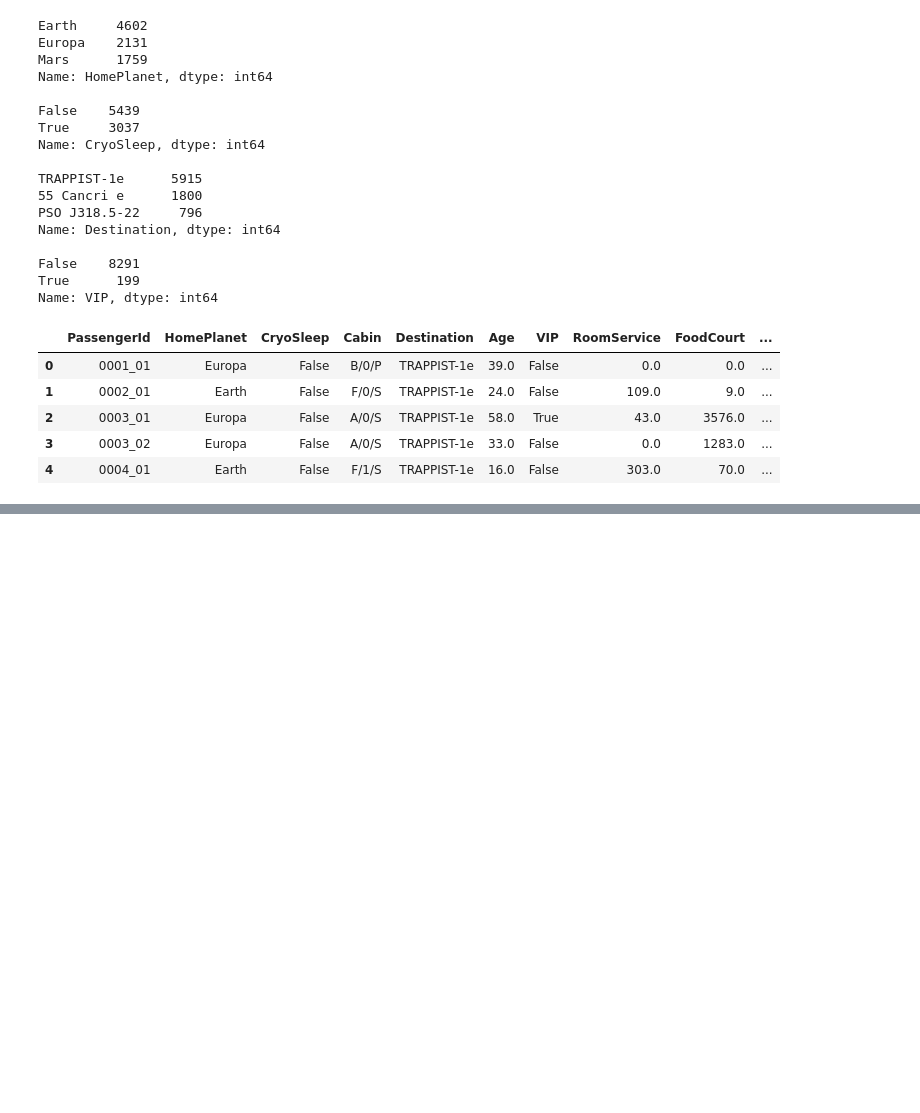
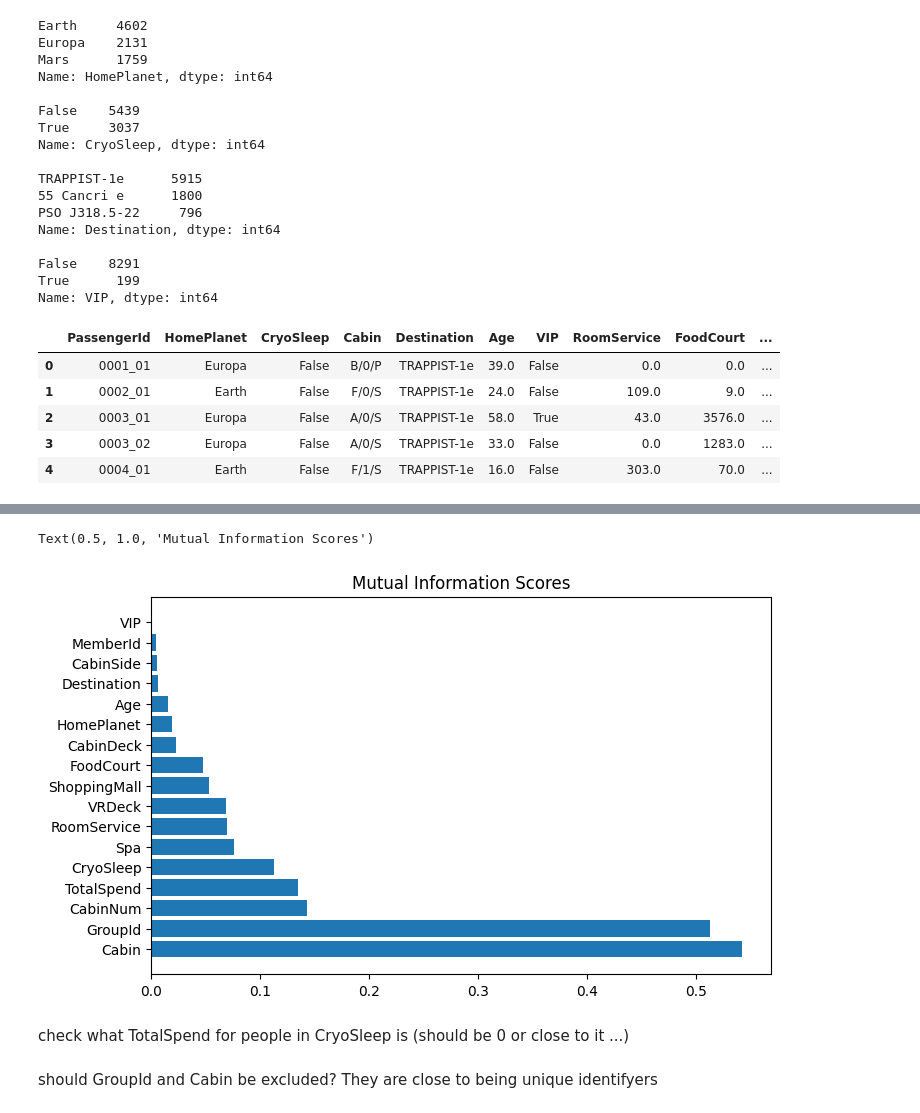
Before and after one commit to mgrow1/kaggle, a Jupyter notebook: spaceship-titanic.ipynb, the cells around one changed output, grey strips where cells are left out. Cells and saved outputs as stored; diff of their text form; code cells hidden in the pictures; blank space fills up the shorter version.

```diff
--- a/spaceship-titanic.ipynb
+++ b/spaceship-titanic.ipynb
@@ -135,0 +169,36 @@ train_data.head()
+# %%
+# create a total spending feature
+train_data['TotalSpend'] = train_data[['RoomService', 'FoodCourt', 'ShoppingMall', 'Spa', 'VRDeck']].sum(axis=1)
+# %%
+# find mutual information scores
+
+from sklearn.feature_selection import mutual_info_classif
+from sklearn.impute import SimpleImputer
+
+mi_df = train_data.copy()
+mi_df = mi_df.drop(['PassengerId', 'Name'], axis=1)  # drop the columns with unique identifiers
+
+# impute missing values
+categ_imputer = SimpleImputer(strategy = 'most_frequent')
+num_imputer = SimpleImputer(strategy = 'constant')
+
+categ_cols = [cname for cname in mi_df.columns if mi_df[cname].dtype == "object"]
+num_cols = [cname for cname in mi_df.columns if mi_df[cname].dtype in ['int64', 'float64']]
+
+mi_df[categ_cols] = pd.DataFrame(categ_imputer.fit_transform(mi_df[categ_cols]))
+mi_df[num_cols] = pd.DataFrame(num_imputer.fit_transform(mi_df[num_cols]))
+
+# Label encoding for categoricals
+for colname in mi_df.select_dtypes(["object", "bool"]):
+    mi_df[colname], _ = mi_df[colname].factorize()
+
+X = mi_df.copy()
+y = X.pop("Transported")
+
+# select discrete/categorical columns
+discrete_feat = discrete_features = X.dtypes == int
+
+mi_scores = mutual_info_classif(X, y, discrete_features=discrete_feat)
+mi_scores = pd.Series(mi_scores, name="MI Scores", index=X.columns)
+mi_scores = mi_scores.sort_values(ascending=False)
+mi_scores
@@ -136,3 +224,19 @@ train_data.head()
+# %%
+# plot mutual information scores
+
+plt.figure(dpi=100, figsize=(8, 5))
+width = np.arange(len(mi_scores))
+ticks = list(mi_scores.index)
+plt.barh(width, mi_scores)
+plt.yticks(width, ticks)
+plt.title("Mutual Information Scores")
+# %% [output]
+Text(0.5, 1.0, 'Mutual Information Scores')
+[figure, added]
 # %%
 # select categorical columns
 categorical_cols = [cname for cname in train_data.columns if train_data[cname].dtype == "object"]
+# %% [markdown]
+check what TotalSpend for people in CryoSleep is (should be 0 or close to it ...)
+# %% [markdown]
+should GroupId and Cabin be excluded? They are close to being unique identifyers
```
Also changed, not shown: parts of 5 cells of this notebook.
